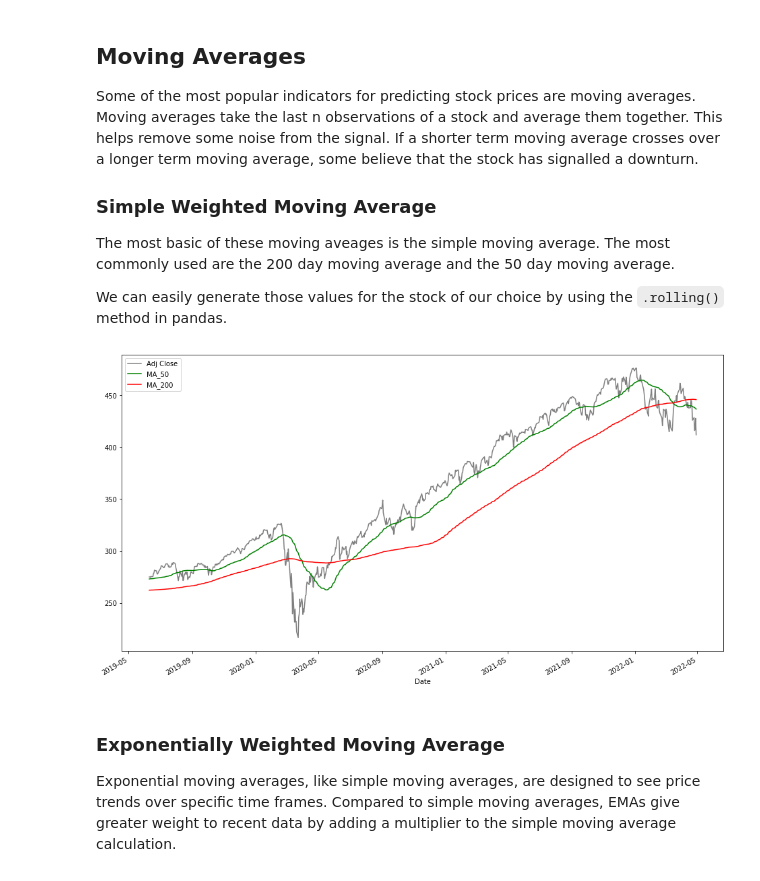
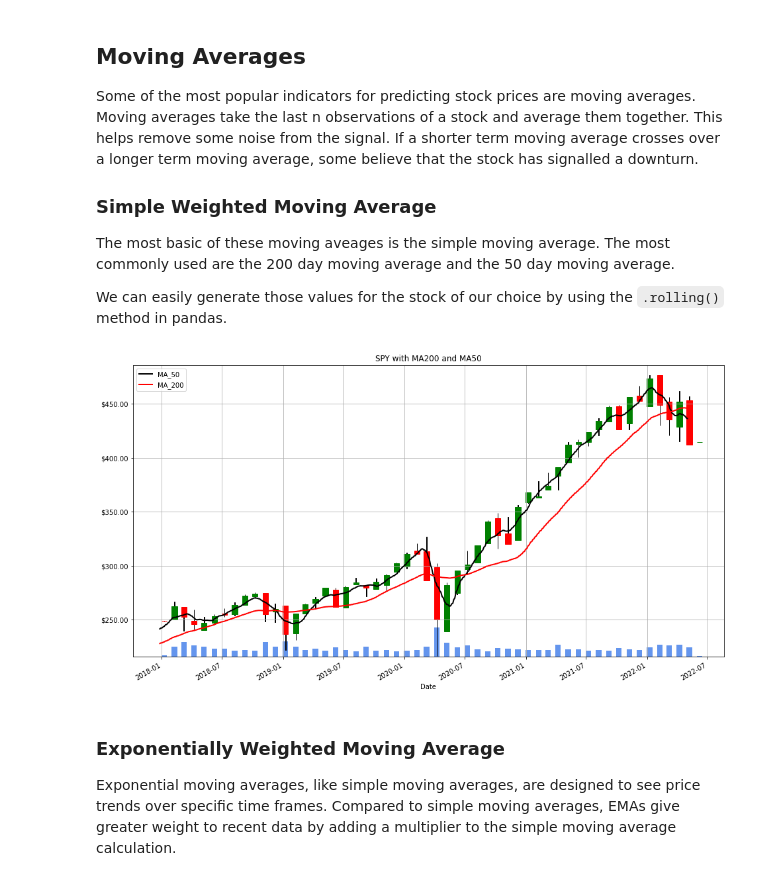
Before and after one commit to MichaelHotaling/blog, a Jupyter notebook: _notebooks/2022-04-28-stock-market-lstm.ipynb, the cells around one changed output. Saved outputs shown, nothing was run; the diff lists cells and outputs as text; code cells hidden in the pictures.

```diff
--- a/_notebooks/2022-04-28-stock-market-lstm.ipynb
+++ b/_notebooks/2022-04-28-stock-market-lstm.ipynb
@@ -215,17 +250,30 @@ Some of the most popular indicators for predicting stock prices are moving avera
 The most basic of these moving aveages is the simple moving average. The most commonly used are the 200 day moving average and the 50 day moving average.
 
 We can easily generate those values for the stock of our choice by using the `.rolling()` method in pandas.
-# %%
-(df
-.assign(MA_50 = lambda x: x['Adj Close'].rolling(50).mean())
-.assign(MA_200 = lambda x: x['Adj Close'].rolling(200).mean())
- [['Adj Close','MA_50','MA_200']]
- .tail(2*365)
- .plot(figsize=(16,9),
-       color = ['gray','green','red'])
-);
-# %% [output]
-[figure, removed]
+# %%
+fig, ax = plt.subplots(1, 1,figsize=(16,9))
+
+(df
+ .assign(MA_50 = lambda x: x['Adj Close'].rolling(50).mean())
+ .assign(MA_200 = lambda x: x['Adj Close'].rolling(200).mean())
+ .tail(3*365)
+ .pipe(plotter, 'MA_50', color =  'black', linewidth = 2)
+ .pipe(plotter, 'MA_200', color = 'red', linewidth = 2 )
+ .groupby(pd.Grouper(freq = '1m'))
+  .agg(Open = ('Adj Close','first'),
+       High = ('Adj Close','max'),
+       Low = ('Adj Close','min'),
+       Close = ('Adj Close','last'),
+       Volume = ('Volume','sum'))
+ .pipe(candle_plotter, ax)
+)
+
+plt.title(f"{ticker} with MA200 and MA50")
+plt.legend()
+plt.grid()
+plt.show();
+# %% [output]
+[figure, added]
 # %% [markdown]
 ### Exponentially Weighted Moving Average
 Exponential moving averages, like simple moving averages, are designed to see price trends over specific time frames. Compared to simple moving averages, EMAs give greater weight to recent data by adding a multiplier to the simple moving average calculation.
```
Also changed, not shown: parts of 27 cells of this notebook.
